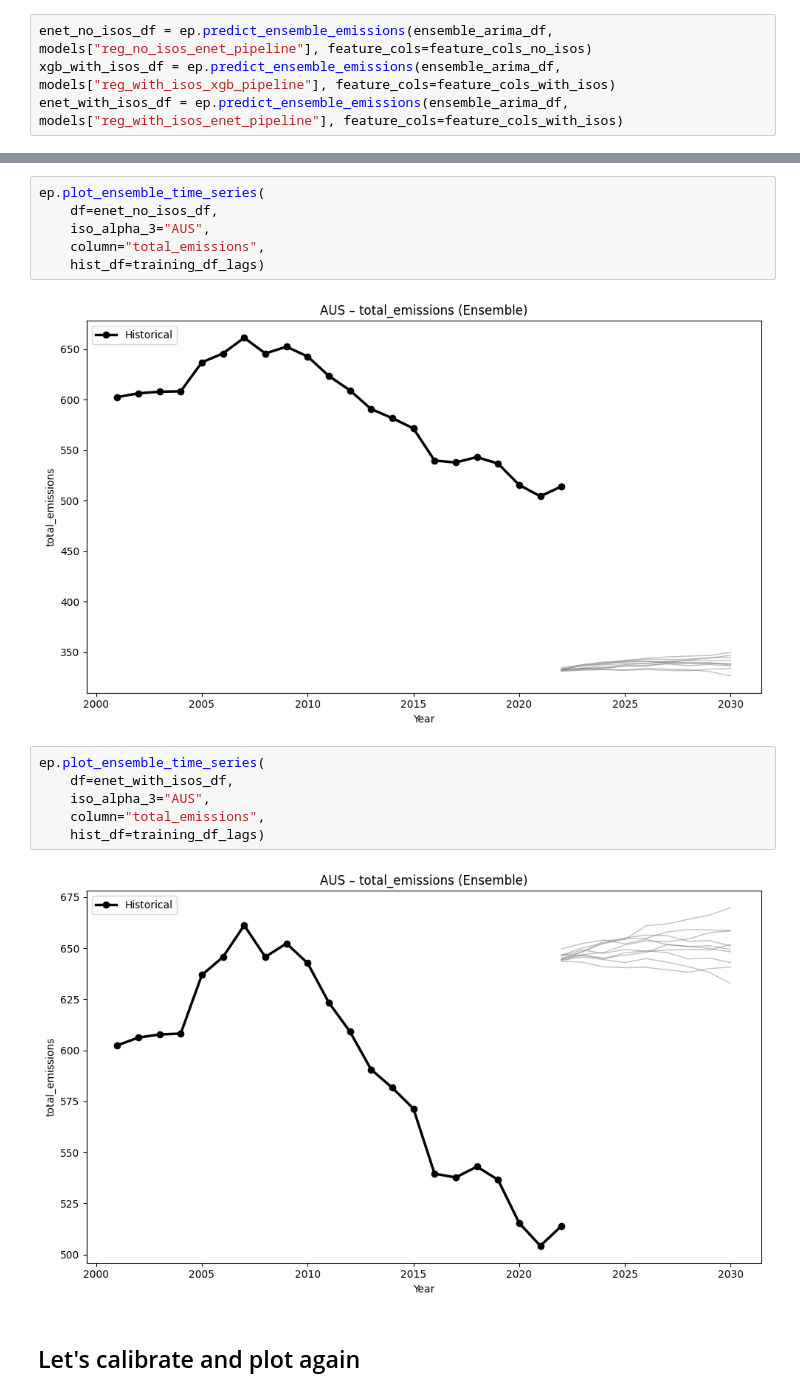
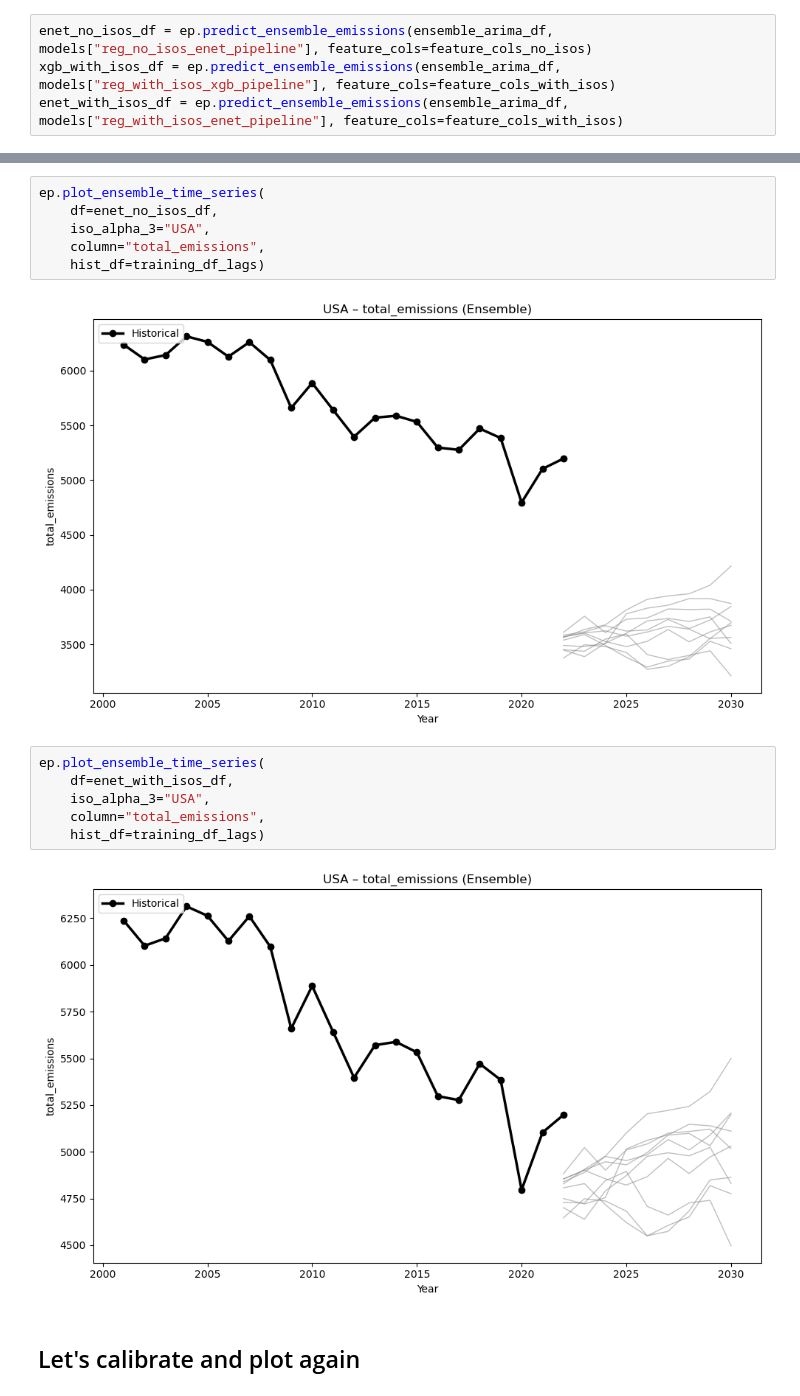
Before and after one commit to jroblar/ndc_evaluation, a Jupyter notebook: ml_scripts/ensemble_analysis.ipynb, the cells around one changed output, grey strips where cells are left out. Drawn from its saved outputs; the diff is of its cells as text.

```diff
--- a/ml_scripts/ensemble_analysis.ipynb
+++ b/ml_scripts/ensemble_analysis.ipynb
@@ -202,19 +199,19 @@ ep.plot_ensemble_time_series(
 # %%
 ep.plot_ensemble_time_series(
     df=enet_no_isos_df,
-    iso_alpha_3="AUS",
+    iso_alpha_3="USA",
     column="total_emissions",
     hist_df=training_df_lags)
 # %% [output]
-[figure, old version]
+[figure, new version]
 # %%
 ep.plot_ensemble_time_series(
     df=enet_with_isos_df,
-    iso_alpha_3="AUS",
+    iso_alpha_3="USA",
     column="total_emissions",
     hist_df=training_df_lags)
 # %% [output]
-[figure, old version]
+[figure, new version]
 # %% [markdown]
 ## Let's calibrate and plot again
 # %%
```
Also changed, not shown: parts of 12 cells of this notebook.
